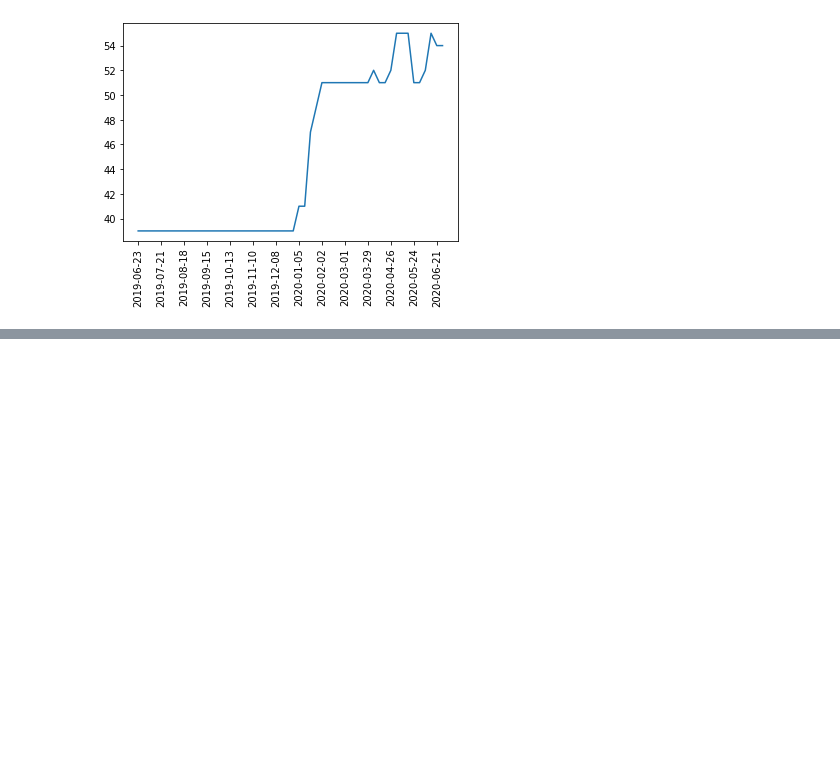
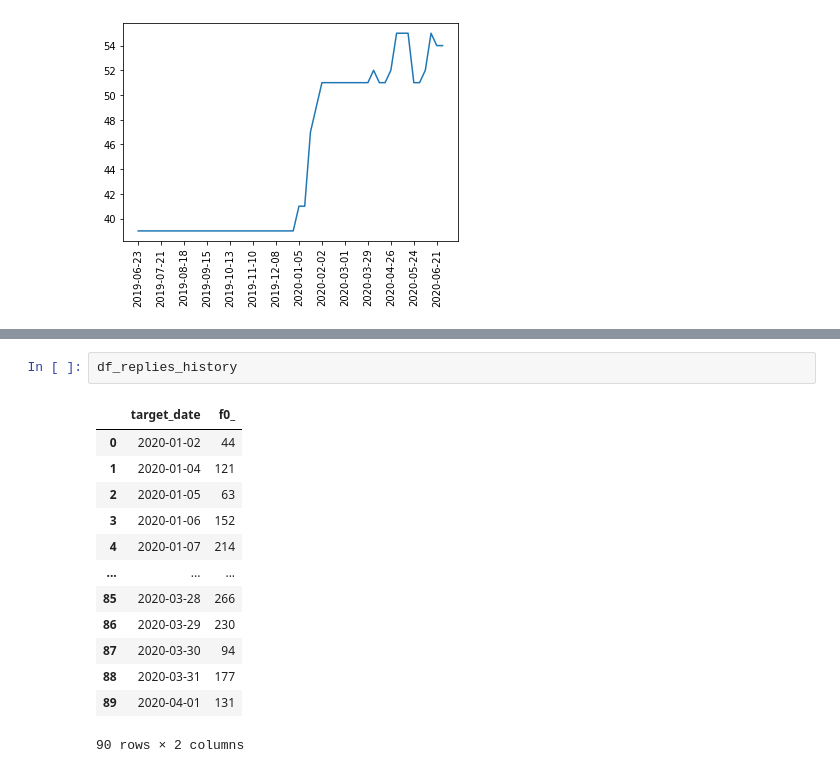
Before and after one commit to daikichidaze/slack-report-2020, a Jupyter notebook: slack-data-bacis-analysis.ipynb, the cells around one changed output, grey strips where cells are left out. Saved outputs shown, nothing was run; the diff lists cells and outputs as text; blank space fills up the shorter version.

```diff
--- a/slack-data-bacis-analysis.ipynb
+++ b/slack-data-bacis-analysis.ipynb
@@ -124,0 +215,16 @@ df_channel_mention_count
+# %%
+df_replies_history
+# %% [output]
+|  | target_date | f0_ |
+| 0 | 2020-01-02 | 44 |
+| 1 | 2020-01-04 | 121 |
+| 2 | 2020-01-05 | 63 |
+| 3 | 2020-01-06 | 152 |
+| 4 | 2020-01-07 | 214 |
+| ... | ... | ... |
+| 85 | 2020-03-28 | 266 |
+| 86 | 2020-03-29 | 230 |
+| 87 | 2020-03-30 | 94 |
+| 88 | 2020-03-31 | 177 |
+| 89 | 2020-04-01 | 131 |
+90 rows × 2 columns
```
Also changed, not shown: parts of 17 cells of this notebook.
